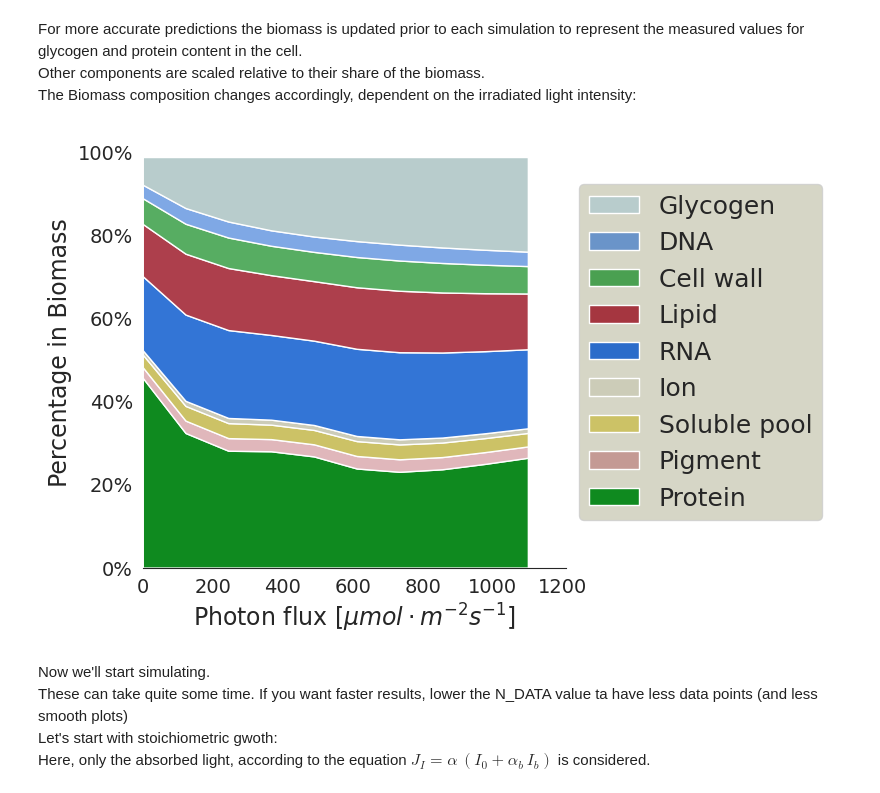
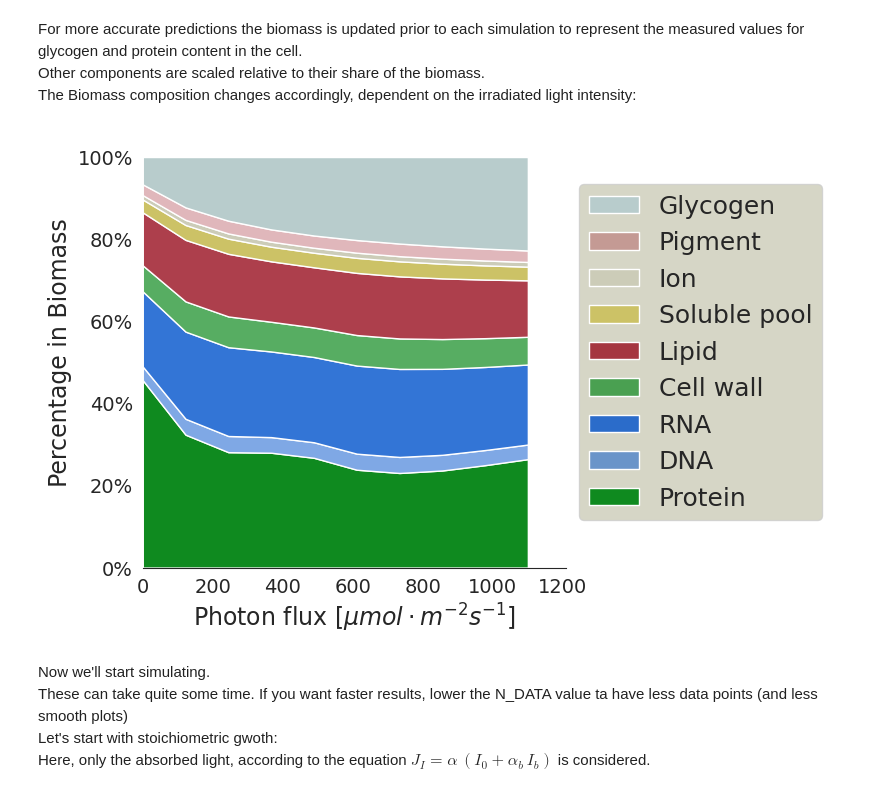
Before and after one commit to krotlkpt/syn-growth-fit, a Jupyter notebook: plots_only.ipynb, the cells around one changed output. Saved outputs shown, nothing was run; the diff lists cells and outputs as text; code cells hidden in the pictures.

```diff
--- a/plots_only.ipynb
+++ b/plots_only.ipynb
@@ -171,12 +170,12 @@ These parameters were fitted to the experimental data: p<sub>max</sub>, &alpha;,
 The simulation results were fitted to the data from Zavrel et al. for Growth Rate and Dark Respiration.
 # %%
 (kl, alpha, alpha2, kd, mehl, maint) = (
-    115.68859567020586,
-    0.130680048776114,
-    0.6827019432157868,
-    6.986416566909339,
-    9.399551400181362,
-    1.6383766806574447
+    118.8706832291843,
+    0.13340330843560316,
+    0.6427460624178876,
+    7.070237862365623,
+    9.416926548030366,
+    1.270631531932252
 )
 print(f"Alpha: {alpha}")
 print(f"Alpha2: {alpha2}")
@@ -335,7 +341,7 @@ with new_syn:
         bof = new_syn.reactions.BM0009
         stackes[ind] = {
             "BM_comp": [
-                met.name.replace(" component of biomass_cyt", "")
+                met.name.replace(" component of biomass", "")
                 for met in bof.reactants
                 if met.id not in [
                     "atp_c", "h2o_c"
@@ -350,13 +356,13 @@ with new_syn:
             ],
             "colors": [
                 HU.oldgreen,
-                HU.oldred + [.3],
+                HU.oldblue + [.5],
+                HU.oldblue + [.8],
+                HU.oldgreen + [.7],
+                HU.oldred + [.8],
                 HU.oldsand,
                 HU.oldgreygreen,
-                HU.oldblue + [.8],
-                HU.oldred + [.8],
-                HU.oldgreen + [.7],
-                HU.oldblue + [.5],
+                HU.oldred + [.3],
                 HU.oldgreyblue
             ]
         }
@@ -373,34 +379,34 @@ with new_syn:
             photons[::10]-BLUE_LIGHT,
             [stackes[i]["percent"][0] for i in photons[::10]],
             [stackes[i]["percent"][1] for i in photons[::10]],
             [stackes[i]["percent"][2] for i in photons[::10]],
             [stackes[i]["percent"][3] for i in photons[::10]],
             [stackes[i]["percent"][4] for i in photons[::10]],
             [stackes[i]["percent"][5] for i in photons[::10]],
             [stackes[i]["percent"][6] for i in photons[::10]],
             [stackes[i]["percent"][7] for i in photons[::10]],
             [stackes[i]["percent"][8] for i in photons[::10]],
             labels=stackes[LIGHTIN[0]]["BM_comp"],
             colors=stackes[LIGHTIN[0]]["colors"]
         )
         make_Axes(ax)
         ax.set_yticks([0, 20, 40, 60, 80, 100])
         ax.set_yticklabels(["0%", "20%", "40%", "60%", "80%", "100%"])
         ax.set_ylabel("Percentage in Biomass")
         handles, labels = ax.get_legend_handles_labels()
         ax.legend(
             handles[::-1], labels[::-1],
             loc="center left", bbox_to_anchor=(1, .5),
             fontsize=18
         )
 
         sns.despine(left=True)
         plt.tight_layout(pad=0.3)
 fig.show()
 if savefigs:
     fig.savefig(savepath+"BM_stacked"+img_type)
 # %% [output]
-[figure, old version]
+[figure, new version]
 # %% [markdown]
 Now we'll start simulating.\
 These can take quite some time. If you want faster results, lower the N_DATA value ta have less data points (and less smooth plots)\
```
Also changed, not shown: parts of 11 cells of this notebook, 4 other files.
